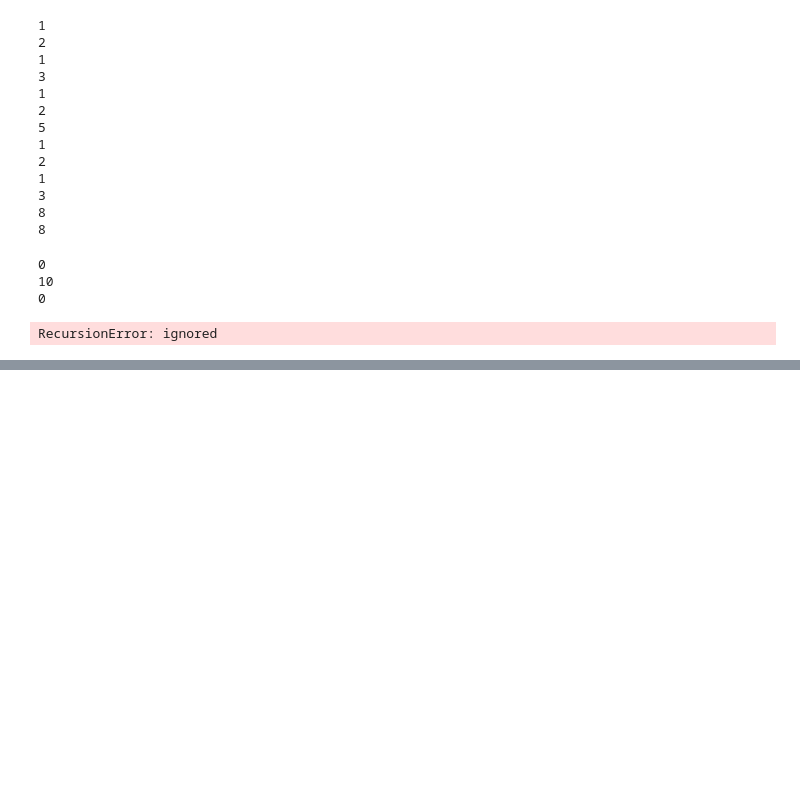
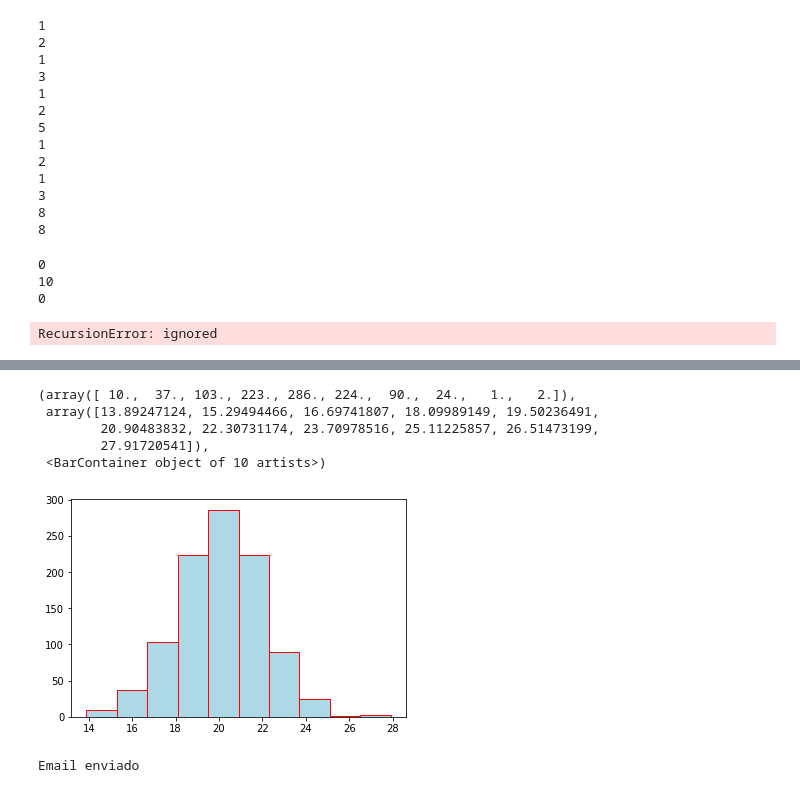
Before and after one commit to Gleis0nLemos/facul, a Jupyter notebook: paradigmas_de_LPs_em_Py/t3_python_estruturado/t3_python_estruturado.ipynb, the cells around one changed output, grey strips where cells are left out. Drawn from its saved outputs; the diff is of its cells as text; code cells hidden in the pictures; blank space fills up the shorter version.

```diff
--- a/paradigmas_de_LPs_em_Py/t3_python_estruturado/t3_python_estruturado.ipynb
+++ b/paradigmas_de_LPs_em_Py/t3_python_estruturado/t3_python_estruturado.ipynb
@@ -549,0 +703,15 @@ RecursionError: ignored
+# %%
+# Solução do Exercício 02
+
+import matplotlib.pyplot as plt
+import numpy as np
+np.random.seed(1)
+dados = np.random.normal(loc=20, scale=2, size=1000)
+plt.hist(dados, color = "Lightblue", ec="red")
+# %% [output]
+(array([ 10.,  37., 103., 223., 286., 224.,  90.,  24.,   1.,   2.]),
+ array([13.89247124, 15.29494466, 16.69741807, 18.09989149, 19.50236491,
+        20.90483832, 22.30731174, 23.70978516, 25.11225857, 26.51473199,
+        27.91720541]),
+ <BarContainer object of 10 artists>)
+[figure, added]
@@ -549,0 +720,32 @@ RecursionError: ignored
+# %%
+import smtplib
+import email.message
+
+def enviar_email():
+    smtp_server = 'smtp.gmail.com'
+    smtp_port = 587
+
+    corpo_email = """
+    <p>Hackerman kk</p>
+    """
+
+    msg = email.message.Message()
+    msg['From'] = "gleison04lemos@gmail.com"
+    msg["To"] = "gleison04lemos@gmail.com"
+    msg["Subject"] = "Segura o hackerman kk"
+    password = "senha"
+    msg.add_header('Content-Type', 'text/html')
+    msg.set_payload(corpo_email)
+
+
+
+    s = smtplib.SMTP(smtp_server, smtp_port)
+    s.starttls()
+    # Login Credentials for sending the mail
+    s.login(msg['From'], password)
+    s.sendmail(msg['From'], [msg['To']], msg.as_string().encode('utf-8'))
+    print('Email enviado')
+
+# enviar_email()
+# %% [output]
+Email enviado
```
Also changed, not shown: parts of 17 cells of this notebook, 32 other files.
